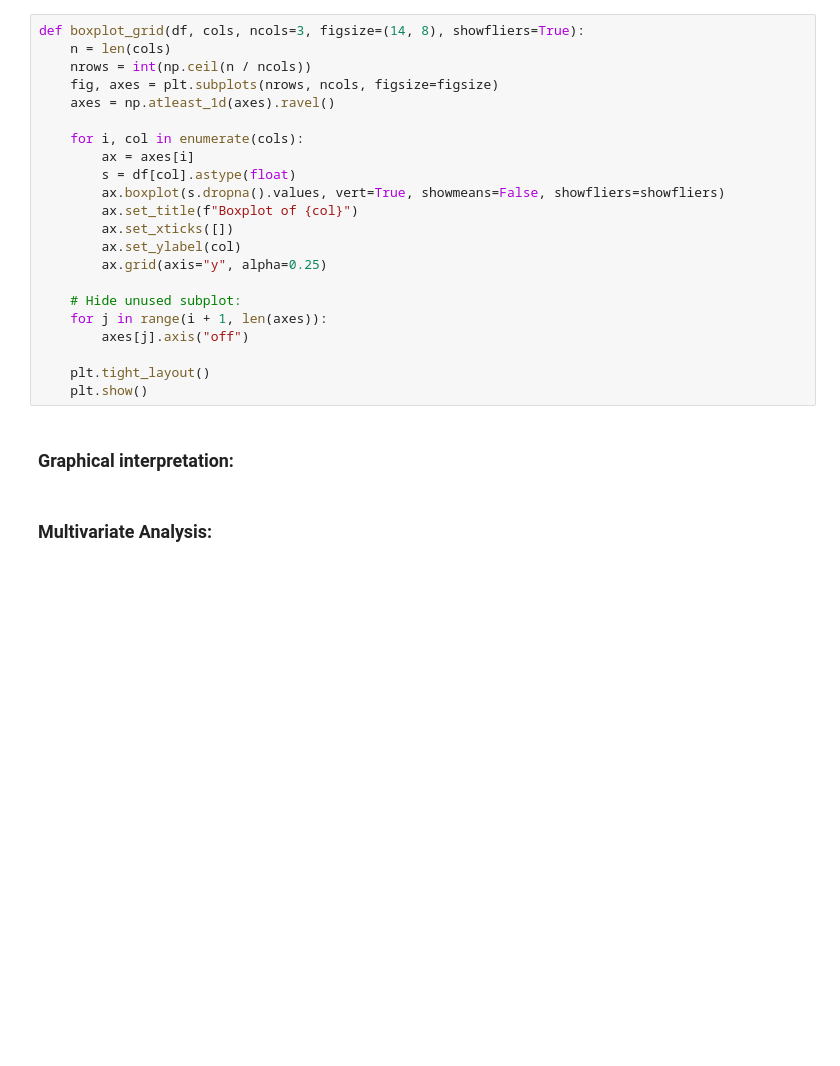
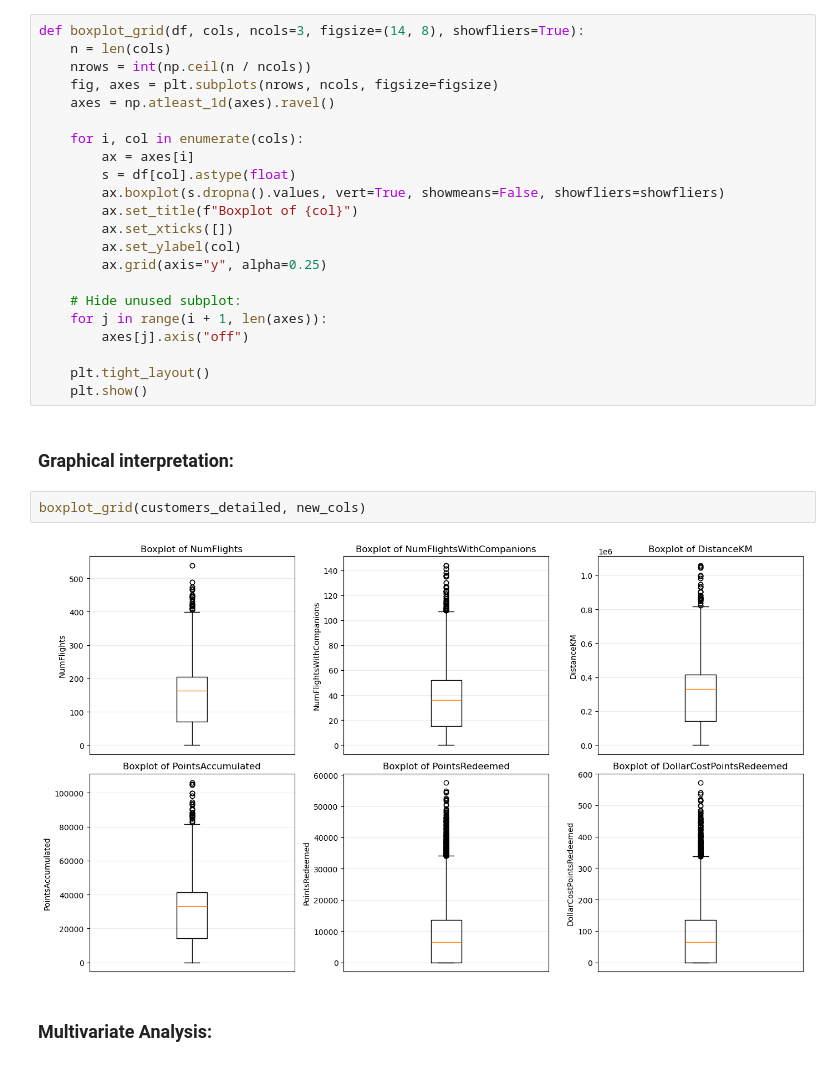
Before and after one commit to ammarCanc/Data-Mining-Project, a Jupyter notebook: DM_project_combined.ipynb, the cells around one changed output. Saved outputs shown, nothing was run; the diff lists cells and outputs as text; blank space fills up the shorter version.

```diff
--- a/DM_project_combined.ipynb
+++ b/DM_project_combined.ipynb
@@ -152,6 +202,10 @@ def boxplot_grid(df, cols, ncols=3, figsize=(14, 8), showfliers=True):
     plt.show()
 # %% [markdown]
 ### Graphical interpretation:
+# %%
+boxplot_grid(customers_detailed, new_cols)
+# %% [output]
+[figure, added]
 # %% [markdown]
 ### Multivariate Analysis:
 # %% [markdown]
```
Also changed, not shown: parts of 36 cells of this notebook, 1 other file.
